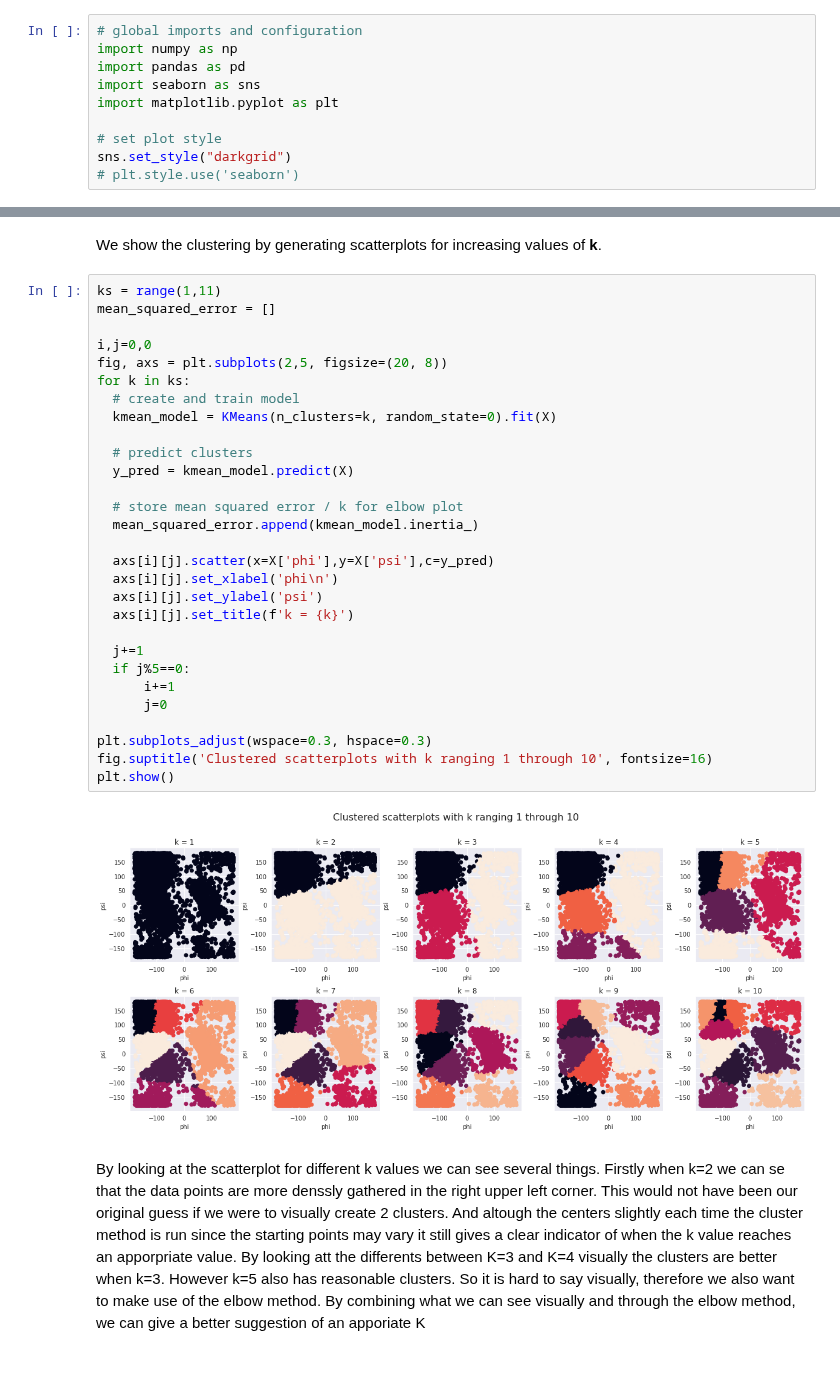
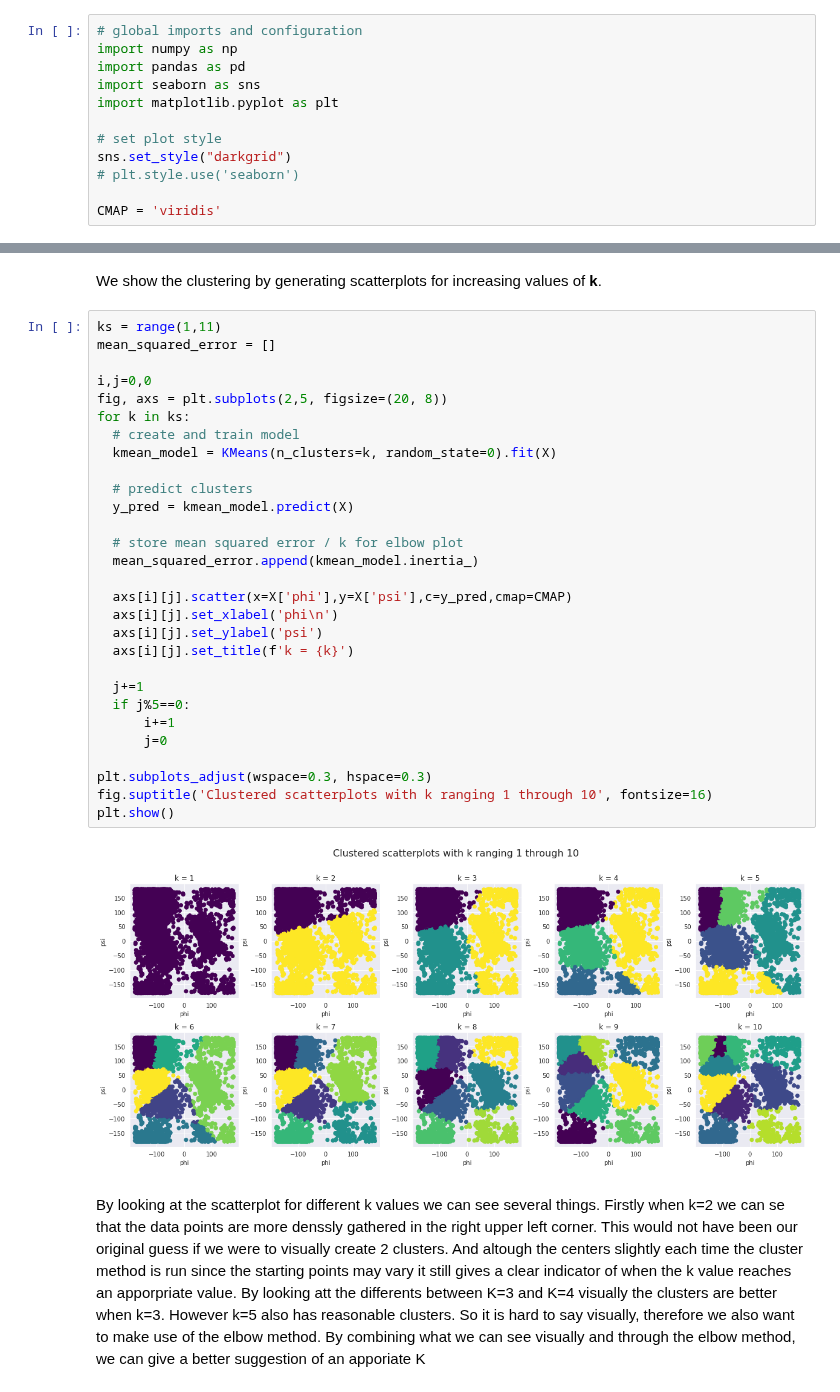
Before and after one commit to lukasmartinsson/dat405, a Jupyter notebook: assignment_3/assignment_3.ipynb, the cells around one changed output, grey strips where cells are left out. Drawn from its saved outputs; the diff is of its cells as text.

```diff
--- a/assignment_3/assignment_3.ipynb
+++ b/assignment_3/assignment_3.ipynb
@@ -30,3 +30,5 @@ import matplotlib.pyplot as plt
 # set plot style
 sns.set_style("darkgrid")
 # plt.style.use('seaborn')
+
+CMAP = 'viridis'
@@ -90,34 +94,34 @@ We show the clustering by generating scatterplots for increasing values of **k**
 # %%
 ks = range(1,11)
 mean_squared_error = []
 
 i,j=0,0
 fig, axs = plt.subplots(2,5, figsize=(20, 8))
 for k in ks:
   # create and train model
   kmean_model = KMeans(n_clusters=k, random_state=0).fit(X)
 
   # predict clusters
   y_pred = kmean_model.predict(X)
 
   # store mean squared error / k for elbow plot
   mean_squared_error.append(kmean_model.inertia_)
 
-  axs[i][j].scatter(x=X['phi'],y=X['psi'],c=y_pred)
+  axs[i][j].scatter(x=X['phi'],y=X['psi'],c=y_pred,cmap=CMAP)
   axs[i][j].set_xlabel('phi\n')
   axs[i][j].set_ylabel('psi')
   axs[i][j].set_title(f'k = {k}')
 
   j+=1
   if j%5==0:
       i+=1
       j=0
 
 plt.subplots_adjust(wspace=0.3, hspace=0.3)
 fig.suptitle('Clustered scatterplots with k ranging 1 through 10', fontsize=16)
 plt.show()
 # %% [output]
-[figure, old version]
+[figure, new version]
 # %% [markdown]
 By looking at the scatterplot for different k values we can see several things. Firstly when k=2 we can se that the data points are more denssly gathered in the right upper left corner. This would not have been our original guess if we were to visually create 2 clusters.
 And altough the centers slightly each time the cluster method is run since the starting points may vary it still gives a clear indicator of when the k value reaches an apporpriate value.
```
Also changed, not shown: parts of 7 cells of this notebook.
